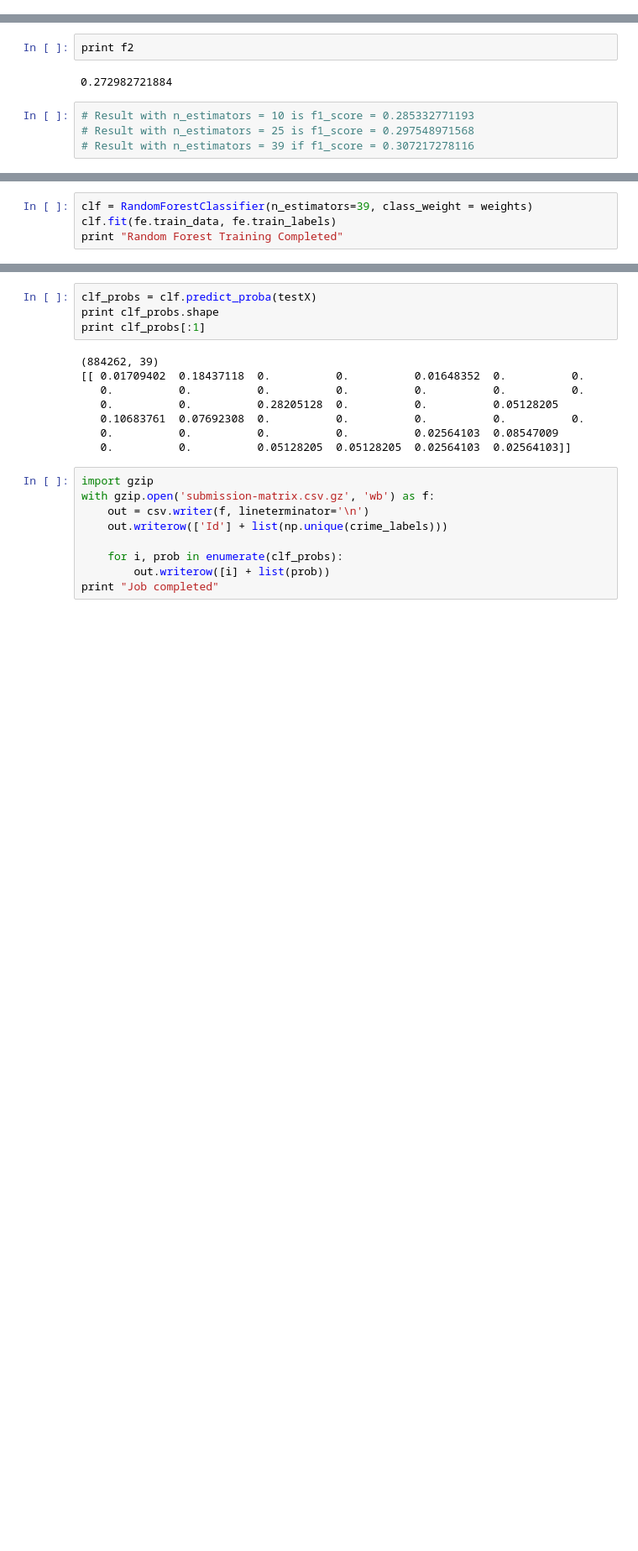
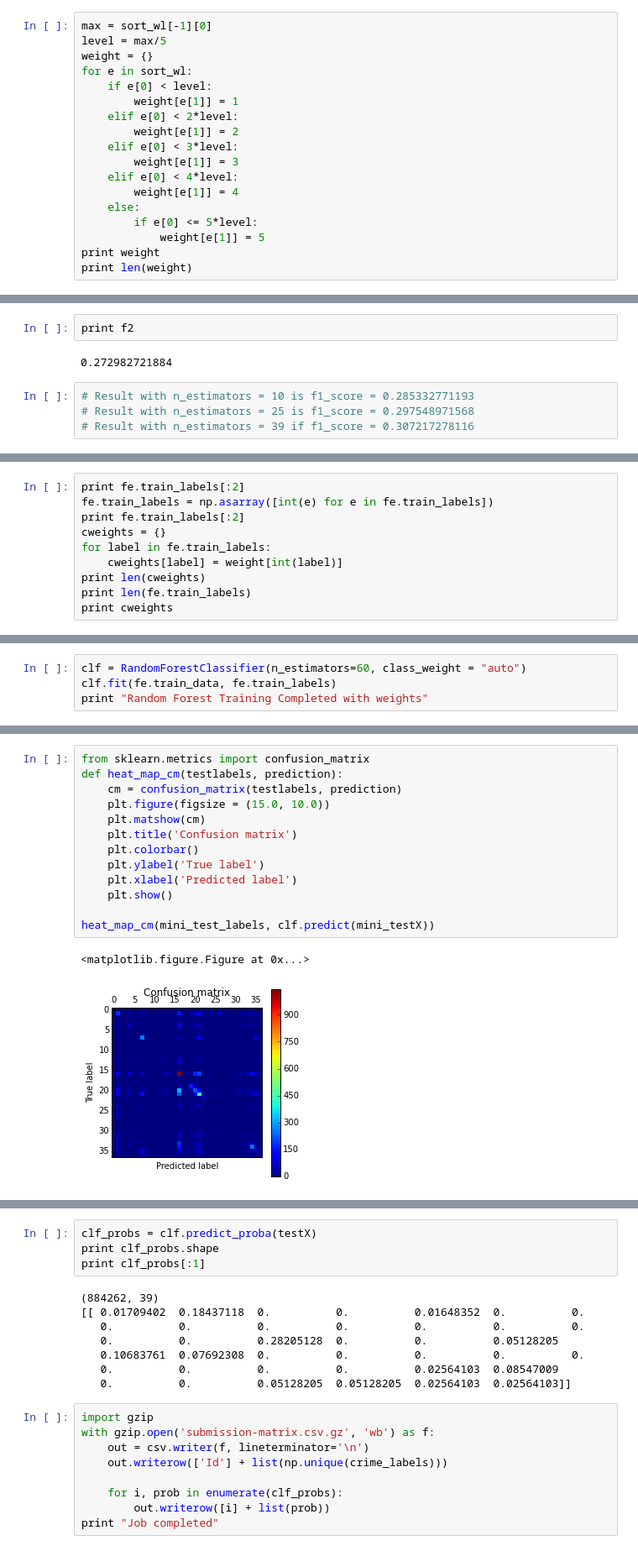
Before and after one commit to prabhakar9/ML_Watchers, a Jupyter notebook: SFO_Crime_MAS_V2.ipynb, the cells around one changed output, grey strips where cells are left out. Shown at 84% size. Saved outputs shown, nothing was run; the diff lists cells and outputs as text; blank space fills up the shorter version.

```diff
--- a/SFO_Crime_MAS_V2.ipynb
+++ b/SFO_Crime_MAS_V2.ipynb
@@ -450,0 +462,18 @@ print len(clf.feature_importances_)
+# %%
+max = sort_wl[-1][0]
+level = max/5
+weight = {}
+for e in sort_wl:
+    if e[0] < level:
+        weight[e[1]] = 1
+    elif e[0] < 2*level:
+        weight[e[1]] = 2
+    elif e[0] < 3*level:
+        weight[e[1]] = 3
+    elif e[0] < 4*level:
+        weight[e[1]] = 4
+    else:
+        if e[0] <= 5*level:
+            weight[e[1]] = 5
+print weight
+print len(weight)
@@ -483,0 +506,10 @@ print fe.train_labels[:2]
+# %%
+print fe.train_labels[:2]
+fe.train_labels = np.asarray([int(e) for e in fe.train_labels])
+print fe.train_labels[:2]
+cweights = {}
+for label in fe.train_labels:
+    cweights[label] = weight[int(label)]
+print len(cweights)
+print len(fe.train_labels)
+print cweights
@@ -484,5 +535,5 @@ print fe.train_labels[:2]
 # %%
-clf = RandomForestClassifier(n_estimators=39, class_weight = weights)
+clf = RandomForestClassifier(n_estimators=60, class_weight = "auto")
 clf.fit(fe.train_data, fe.train_labels)
-print "Random Forest Training Completed"
+print "Random Forest Training Completed with weights"
 # %% [output]
@@ -489,0 +546,16 @@ IndexError: index 39 is out of bounds for axis 0 with size 39
+# %%
+from sklearn.metrics import confusion_matrix
+def heat_map_cm(testlabels, prediction):
+    cm = confusion_matrix(testlabels, prediction)
+    plt.figure(figsize = (15.0, 10.0))
+    plt.matshow(cm)
+    plt.title('Confusion matrix')
+    plt.colorbar()
+    plt.ylabel('True label')
+    plt.xlabel('Predicted label')
+    plt.show()
+
+heat_map_cm(mini_test_labels, clf.predict(mini_testX))
+# %% [output]
+<matplotlib.figure.Figure at 0x...>
+[figure, added]
```
Also changed, not shown: parts of 13 cells of this notebook.
